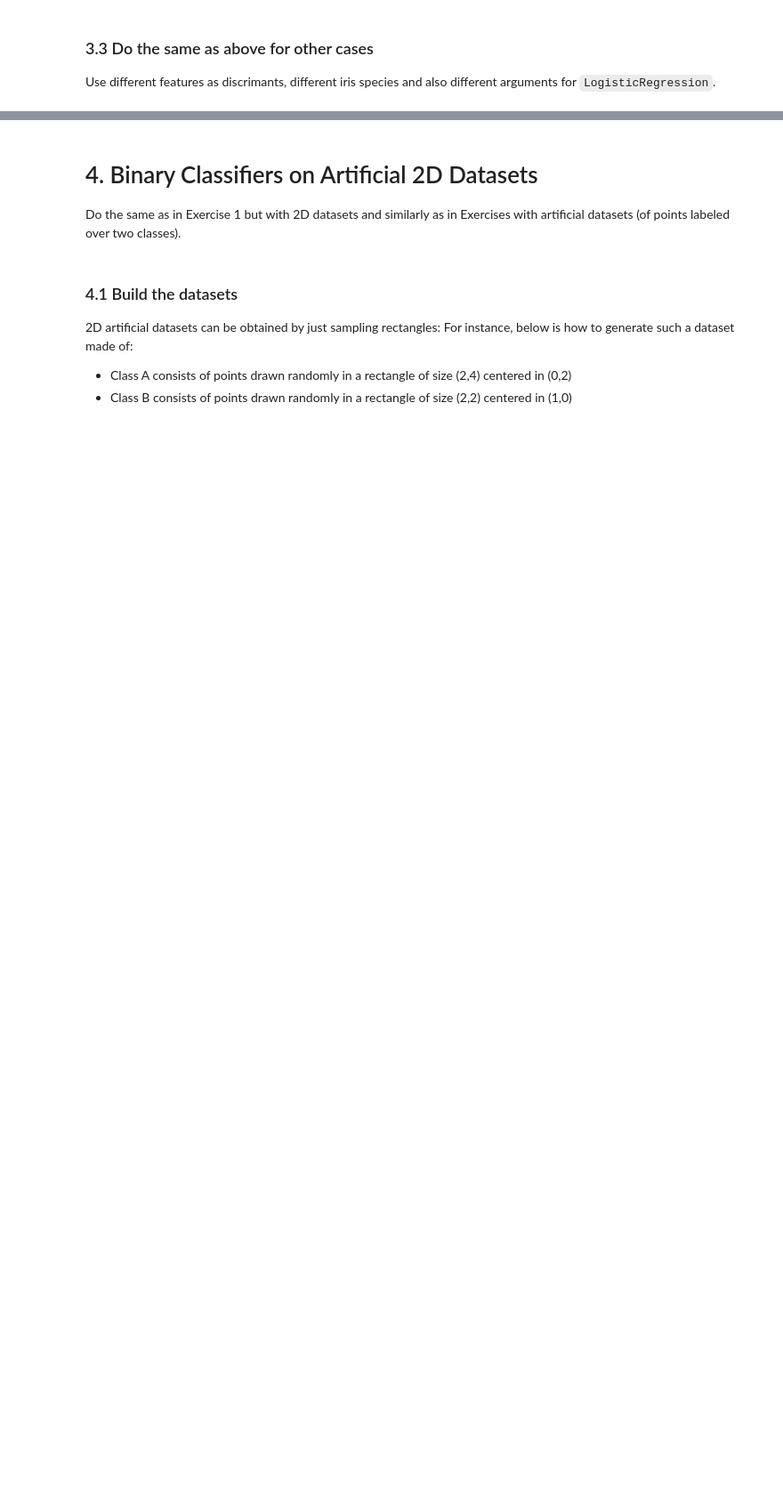
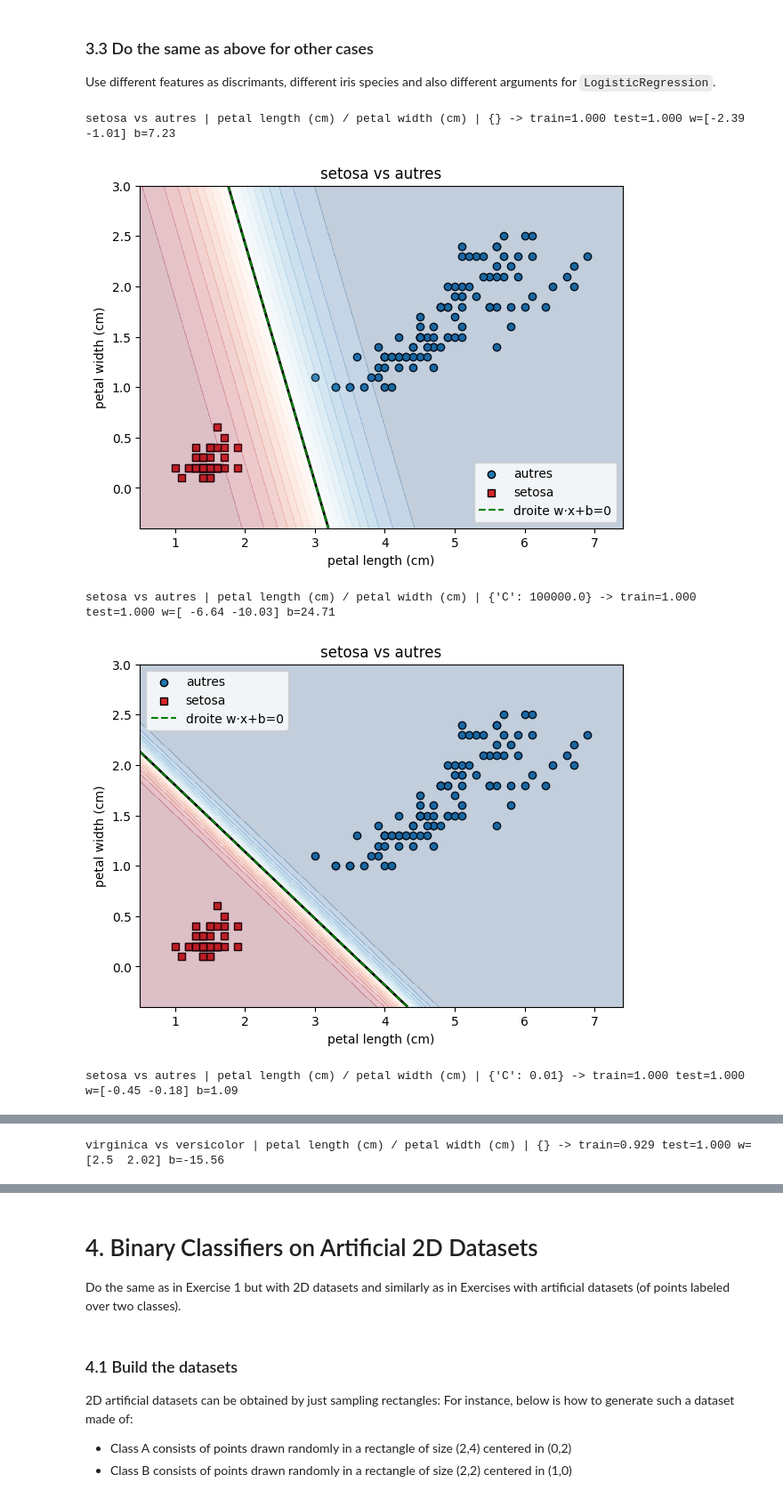
Before and after one commit to ismailab2/PROJET_AAA, a Jupyter notebook: dm1_AAA_ISMAIL_ABDRAMAN_AHMAT_HASSAN.ipynb, the cells around one changed output, grey strips where cells are left out. Shown at 89% size. Saved outputs shown, nothing was run; the diff lists cells and outputs as text; code cells hidden in the pictures; blank space fills up the shorter version.

```diff
--- a/dm1_AAA_ISMAIL_ABDRAMAN_AHMAT_HASSAN.ipynb
+++ b/dm1_AAA_ISMAIL_ABDRAMAN_AHMAT_HASSAN.ipynb
@@ -846,0 +889,14 @@ Remark: again, this is the same as some examples shown in the course.
+# %%
+from mpl_toolkits.mplot3d import Axes3D  # noqa
+
+xx, yy = np.meshgrid(np.linspace(0.5, 7.5, 100), np.linspace(0, 3, 100))
+P = clf.predict_proba(np.c_[xx.ravel(), yy.ravel()])[:, 1].reshape(xx.shape)
+
+fig = plt.figure(figsize=(9, 6))
+ax = fig.add_subplot(111, projection="3d")
+ax.plot_surface(xx, yy, P, cmap="coolwarm", alpha=.7, linewidth=0)
+ax.contour(xx, yy, P, levels=[0.5], colors="k", offset=0)     # isocline projetée sur le plan z=0
+ax.scatter(X[:, 0], X[:, 1], y, c=y, cmap="coolwarm", edgecolor="k", s=25)
+ax.set_xlabel("longueur pétale"); ax.set_ylabel("largeur pétale"); ax.set_zlabel("P(virginica)")
+ax.view_init(elev=25, azim=-120)
+plt.show()
@@ -847,3 +905,51 @@ Remark: again, this is the same as some examples shown in the course.
 # %% [markdown]
 ### 3.3 Do the same as above for other cases
 Use different features as discrimants, different iris species and also different arguments for `LogisticRegression`.
+# %%
+feat_names = iris.feature_names
+species = iris.target_names   # setosa, versicolor, virginica
+
+def experiment(f1, f2, cls_pos, cls_neg=None, test_size=0.3, seed=0, **lr_kwargs):
+    """cls_neg=None => cls_pos contre tout le reste ; sinon problème à 2 espèces seulement."""
+    Xf = iris.data[:, [f1, f2]]
+    if cls_neg is None:
+        yy = (iris.target == cls_pos).astype(int); Xs = Xf
+        names = ("autres", species[cls_pos])
+    else:
+        mask = np.isin(iris.target, [cls_neg, cls_pos])
+        Xs, yy = Xf[mask], (iris.target[mask] == cls_pos).astype(int)
+        names = (species[cls_neg], species[cls_pos])
+    Xa, Xb, ya, yb = train_test_split(Xs, yy, test_size=test_size, stratify=yy, random_state=seed)
+    m = LogisticRegression(max_iter=2000, **lr_kwargs).fit(Xa, ya)
+    print(f"{names[1]} vs {names[0]} | {feat_names[f1]} / {feat_names[f2]} | {lr_kwargs} "
+          f"-> train={m.score(Xa,ya):.3f} test={m.score(Xb,yb):.3f} w={m.coef_[0].round(2)} b={m.intercept_[0]:.2f}")
+    plot_boundary(m, Xs, yy, feat_names[f1], feat_names[f2], f"{names[1]} vs {names[0]}", names)
+    return m
+
+#  setosa vs reste (pétales) : problème linéairement séparable
+experiment(2, 3, 0)
+experiment(2, 3, 0, C=1e5)       # quasi sans régularisation
+experiment(2, 3, 0, C=0.01)      # très régularisé
+
+# versicolor vs virginica (pétales) : classes qui se chevauchent
+experiment(2, 3, 2, cls_neg=1)
+experiment(2, 3, 2, cls_neg=1, C=1e4)
+experiment(2, 3, 2, cls_neg=1, C=0.05)
+
+#  mêmes espèces, features sépales : bien moins discriminants
+experiment(0, 1, 2, cls_neg=1)
+
+# virginica vs reste, features mixtes
+experiment(0, 3, 2)
+
+# autres arguments
+experiment(2, 3, 2, cls_neg=1, penalty="l1", solver="liblinear", C=0.5)  # L1 : sparsité
+experiment(2, 3, 2, cls_neg=1, class_weight={0: 1, 1: 5})                # poids de classes
+experiment(2, 3, 2, cls_neg=1, fit_intercept=False)                      # sans biais
+experiment(2, 3, 2, cls_neg=1, test_size=0.8)                            # très peu de données d'entraînement
+# %% [output]
+setosa vs autres | petal length (cm) / petal width (cm) | {} -> train=1.000 test=1.000 w=[-2.39 -1.01] b=7.23
+[figure, added]
+setosa vs autres | petal length (cm) / petal width (cm) | {'C': 100000.0} -> train=1.000 test=1.000 w=[ -6.64 -10.03] b=24.71
+[figure, added]
+setosa vs autres | petal length (cm) / petal width (cm) | {'C': 0.01} -> train=1.000 test=1.000 w=[-0.45 -0.18] b=1.09
@@ -849,0 +957 @@ Use different features as discrimants, different iris species and also different
+virginica vs versicolor | petal length (cm) / petal width (cm) | {} -> train=0.929 test=1.000 w=[2.5  2.02] b=-15.56
```
Also changed, not shown: parts of 34 cells of this notebook.
